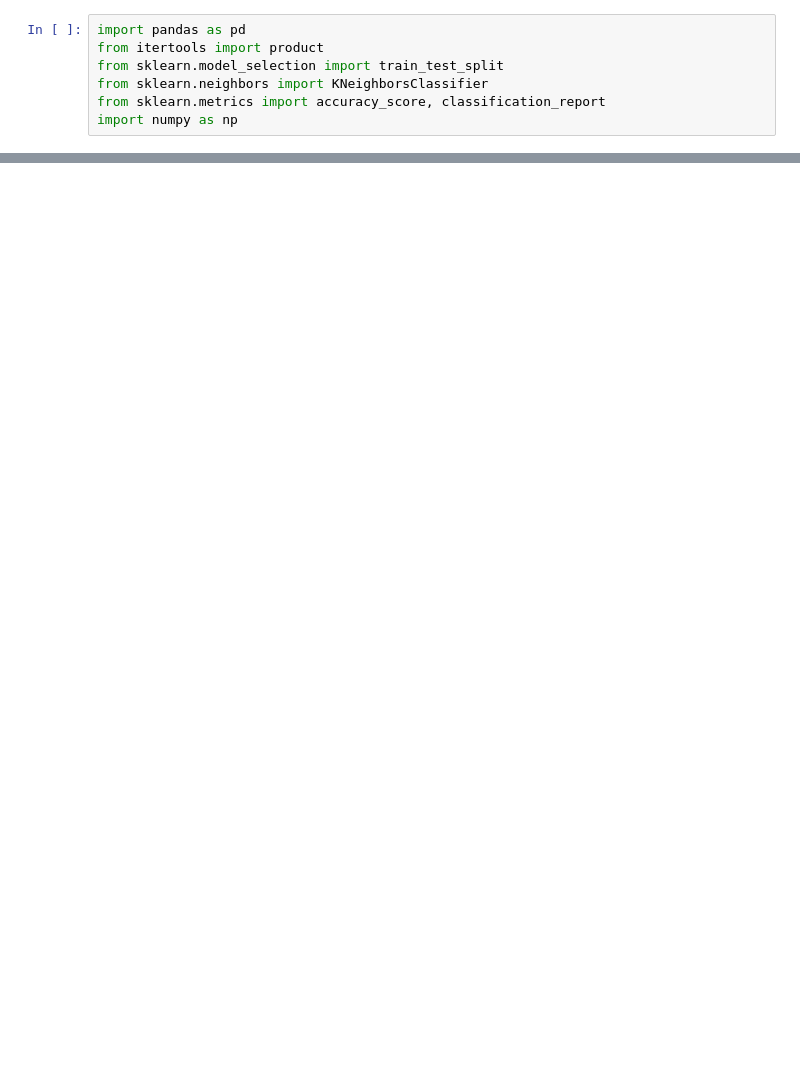
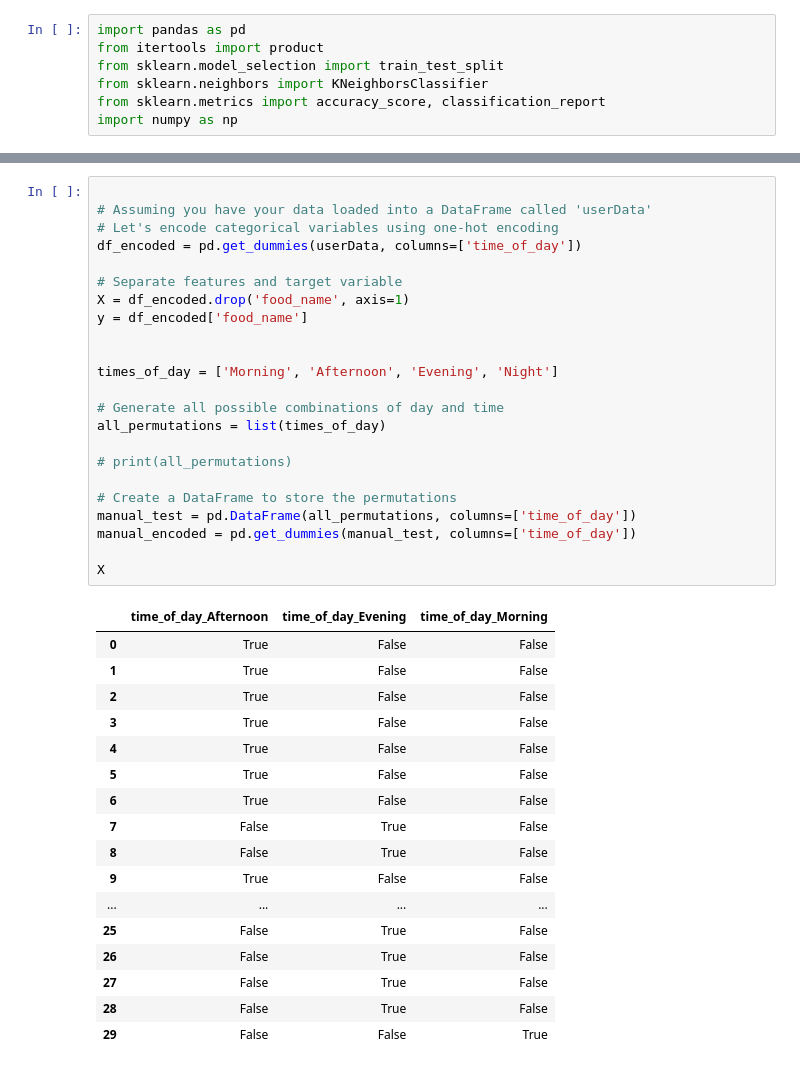
Before and after one commit to AlexLazcano/WeFit-ML, a Jupyter notebook: wefit/ML/time_predict_knn.ipynb, the cells around one changed output, grey strips where cells are left out. Cells and saved outputs as stored; diff of their text form; blank space fills up the shorter version.

Commit message:
Added recent day for meals to add into machine learning model

```diff
--- a/wefit/ML/time_predict_knn.ipynb
+++ b/wefit/ML/time_predict_knn.ipynb
@@ -26 +30,42 @@ userData
+# %%
+
+# Assuming you have your data loaded into a DataFrame called 'userData'
+# Let's encode categorical variables using one-hot encoding
+df_encoded = pd.get_dummies(userData, columns=['time_of_day'])
+
+# Separate features and target variable
+X = df_encoded.drop('food_name', axis=1)
+y = df_encoded['food_name']
+
+
+times_of_day = ['Morning', 'Afternoon', 'Evening', 'Night']
+
+# Generate all possible combinations of day and time
+all_permutations = list(times_of_day)
+
+# print(all_permutations)
+
+# Create a DataFrame to store the permutations
+manual_test = pd.DataFrame(all_permutations, columns=['time_of_day'])
+manual_encoded = pd.get_dummies(manual_test, columns=['time_of_day'])
+
+X
+# %% [output]
+|  | time_of_day_Afternoon | time_of_day_Evening | time_of_day_Morning |
+| 0 | True | False | False |
+| 1 | True | False | False |
+| 2 | True | False | False |
+| 3 | True | False | False |
+| 4 | True | False | False |
+| 5 | True | False | False |
+| 6 | True | False | False |
+| 7 | False | True | False |
+| 8 | False | True | False |
+| 9 | True | False | False |
+| ... | ... | ... | ... |
+| 25 | False | True | False |
+| 26 | False | True | False |
+| 27 | False | True | False |
+| 28 | False | True | False |
+| 29 | False | False | True |
 # %%
```
Also changed, not shown: parts of 2 cells of this notebook, 6 other files.
